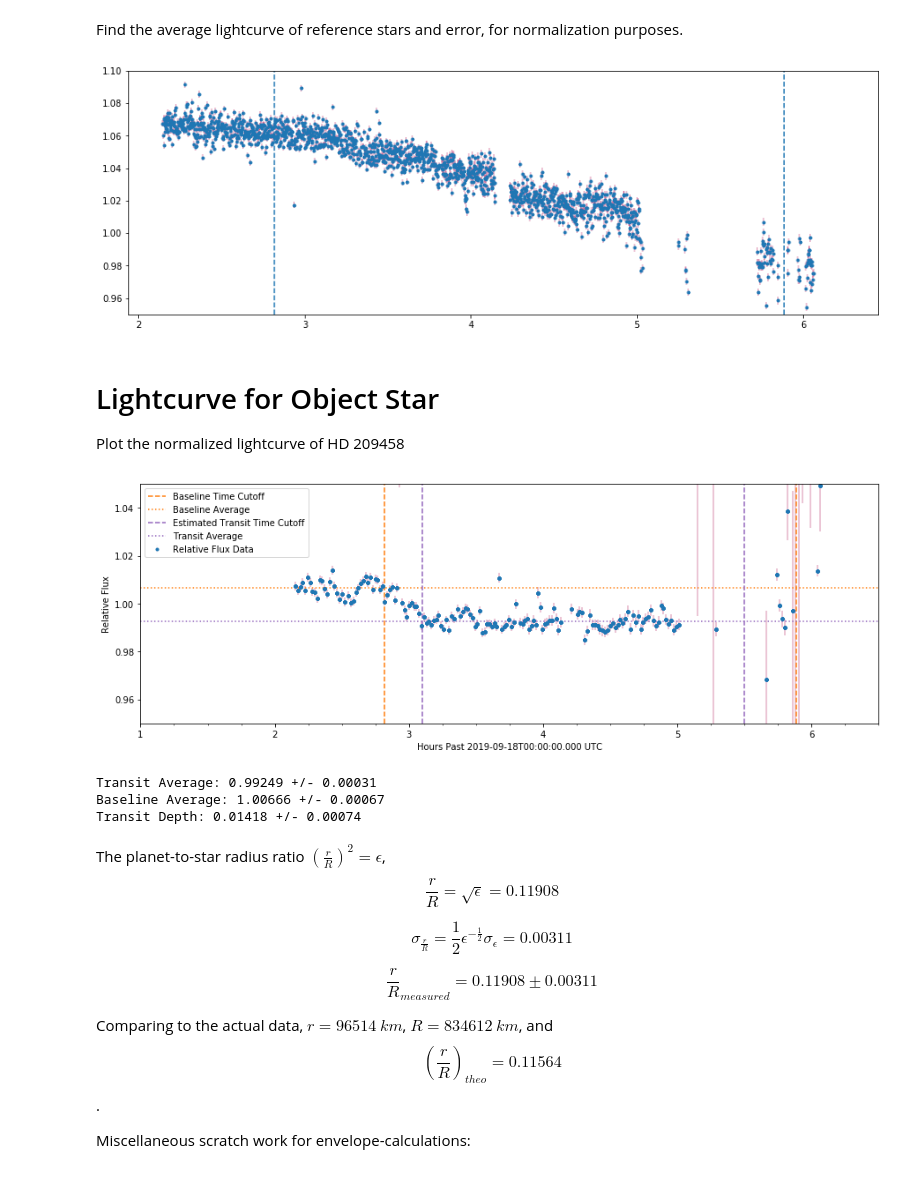
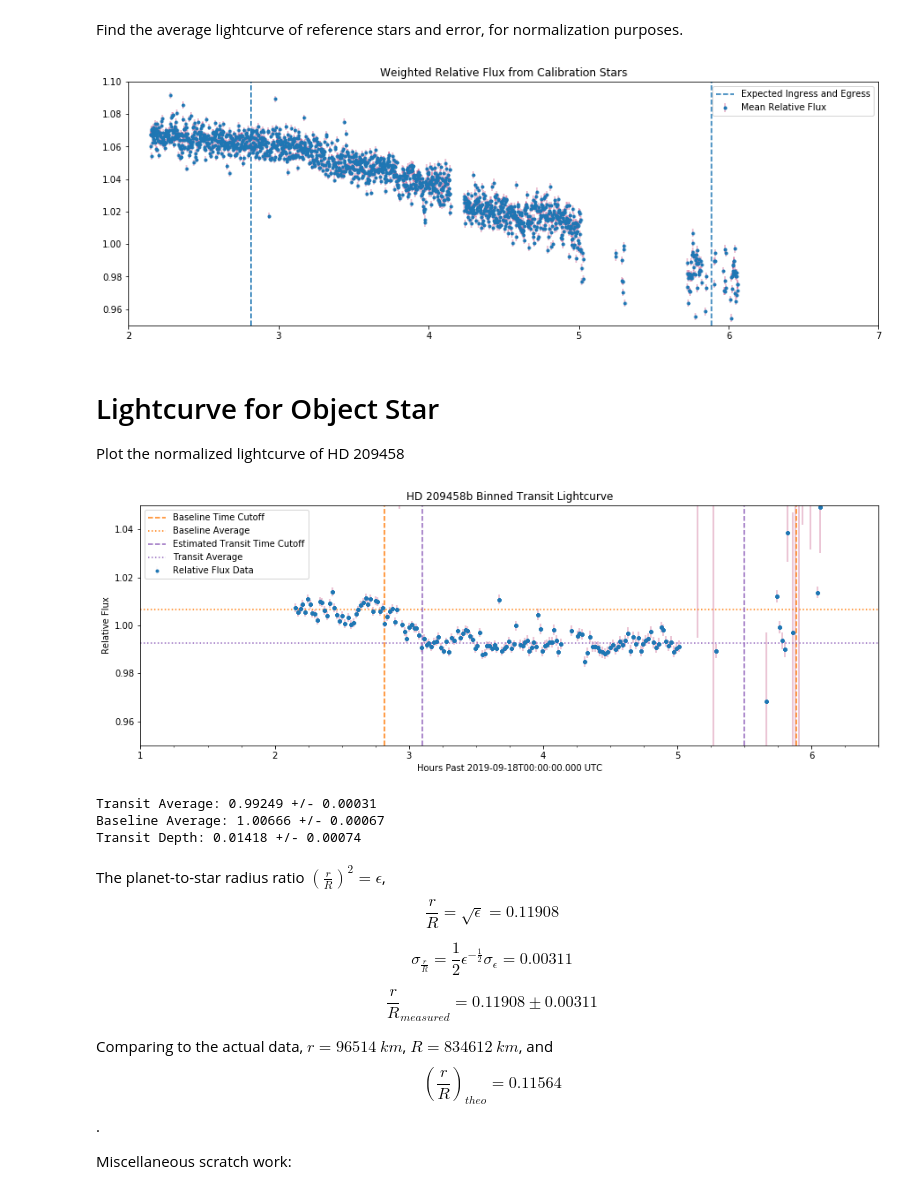
Before and after one commit to NMiklave/ast443-nyc, a Jupyter notebook: lab1/jupyter/lab1_analysis.ipynb, the cells around one changed output. Saved outputs shown, nothing was run; the diff lists cells and outputs as text; code cells hidden in the pictures.

```diff
--- a/lab1/jupyter/lab1_analysis.ipynb
+++ b/lab1/jupyter/lab1_analysis.ipynb
@@ -247,9 +271,9 @@ for i in range(len(file_2s)):
     full_err.append(sigflux)
 
 ax1.set_ylim(-.1, 8.2)
-ax1.set_xlabel('Frame Number')
-ax2[0].set_xlabel('Frame Number')
-ax2[0].set_ylabel('Relative Flux')
+for i in range(0, 8):
+    ax2[i].set_xlabel('Frame Number')
+    ax2[i].set_ylabel('Relative Flux')
 plt.show()
 # %% [output]
 [figure]
@@ -259,26 +283,29 @@ Find the average lightcurve of reference stars and error, for normalization purp
 # %%
 time = []
 weighted_mean = []
 weighted_mean_err = []
 for i in range(1737):
     num = 0
     denom = 0
     for j in range(8):
         num += full_flux[j][i]/(full_err[j][i]**2)
         denom += 1/(full_err[j][i]**2)
     weighted_mean.append(num/denom)
     weighted_mean_err.append(np.sqrt(1/denom))
     time.append(int(observation_dates[int(fnum[i])][11:13])+int(observation_dates[int(fnum[i])][14:16])/60
                 +float(observation_dates[int(fnum[i])][17:])/60/60)
 
 fig, ax = plt.subplots(figsize=(15, 5))
-ax.errorbar(time, weighted_mean, yerr=weighted_mean_err, fmt='.', ecolor=(0.7, 0, 0.3, 0.3))
+ax.errorbar(time, weighted_mean, yerr=weighted_mean_err, fmt='.', ecolor=(0.7, 0, 0.3, 0.3), label='Mean Relative Flux')
+ax.set_title('Weighted Relative Flux from Calibration Stars')
 ax.set_ylim(0.95, 1.1)
-ax.axvline(x=2+49/60, linestyle='--')
+ax.set_xlim(2, 7)
+ax.axvline(x=2+49/60, linestyle='--', label='Expected Ingress and Egress')
 ax.axvline(x=5+53/60, linestyle='--')
+plt.legend()
 plt.show()
 # %% [output]
-[figure, old version]
+[figure, new version]
 # %% [markdown]
 # Lightcurve for Object Star
 Plot the normalized lightcurve of HD 209458
@@ -334,6 +361,7 @@ ax.set_xticks(range(1, 7), minor=True)
 ax.xaxis.set_minor_locator(MultipleLocator(0.25))
 ax.set_xlabel('Hours Past 2019-09-18T00:00:00.000 UTC')
 ax.set_ylabel('Relative Flux')
+ax.set_title('HD 209458b Binned Transit Lightcurve')
 plt.legend()
 plt.show()
 
@@ -341,7 +369,7 @@ print('Transit Average: {0:1.5f} +/- {1:1.5f}'.format(transit_avg, transit_std))
 print('Baseline Average: {0:1.5f} +/- {1:1.5f}'.format(base_avg, base_std))
 print('Transit Depth: {0:1.5f} +/- {1:1.5f}'.format(base_avg-transit_avg, np.sqrt(transit_std**2+base_std**2)))
 # %% [output]
-[figure, old version]
+[figure, new version]
 Transit Average: 0.99249 +/- 0.00031
 Baseline Average: 1.00666 +/- 0.00067
 Transit Depth: 0.01418 +/- 0.00074
@@ -357,7 +385,7 @@ Comparing to the actual data, $r=96514\ km$, $R=834612\ km$, and
 $$\left(\frac{r}{R}\right)_{theo}=0.11564$$.
 
 
-Miscellaneous scratch work for envelope-calculations:
+Miscellaneous scratch work:
 # %%
 rj = 1.38*7.149e9
 rs = 1.203*6.955e10
```
Also changed, not shown: parts of 4 cells of this notebook, 5 other files.
